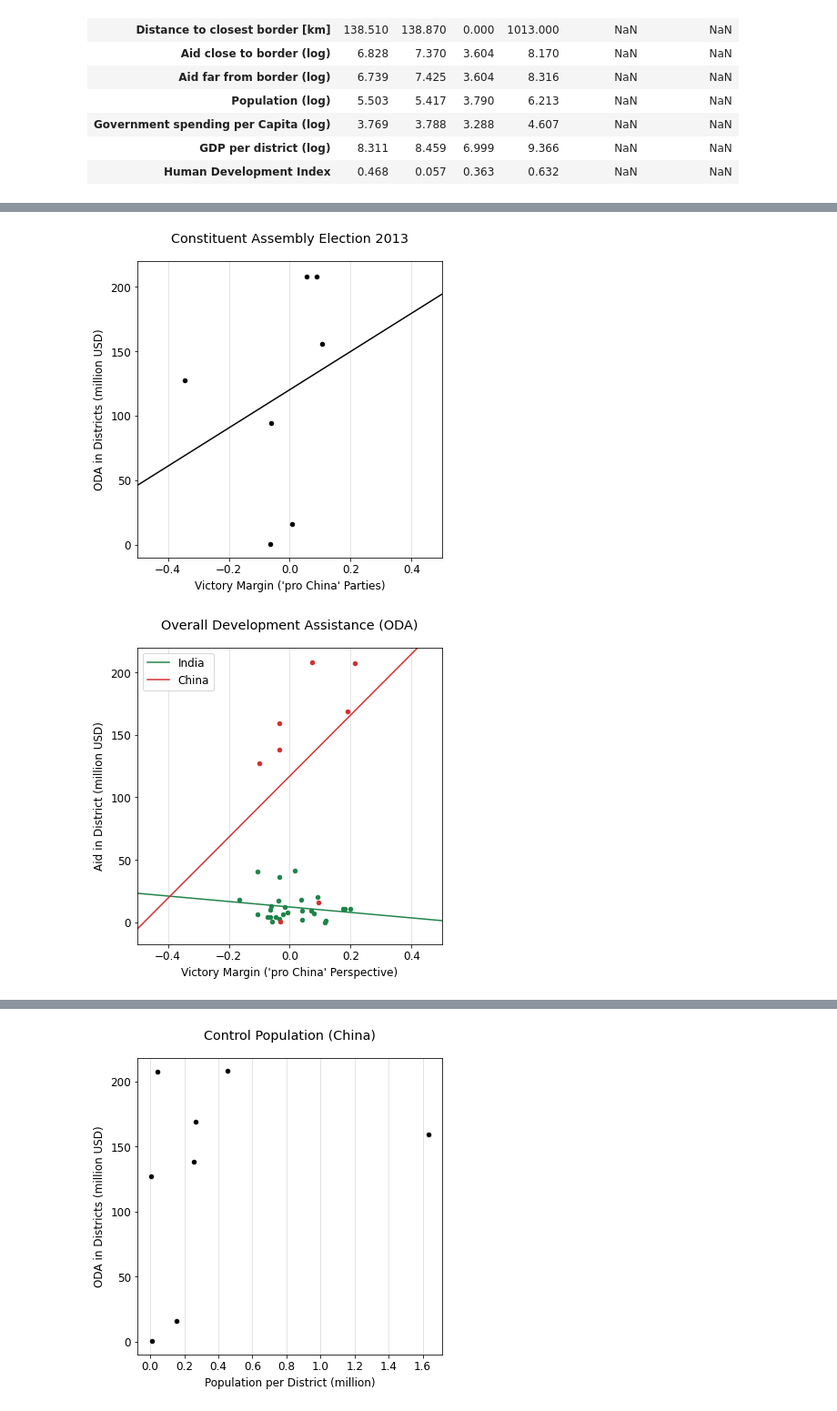
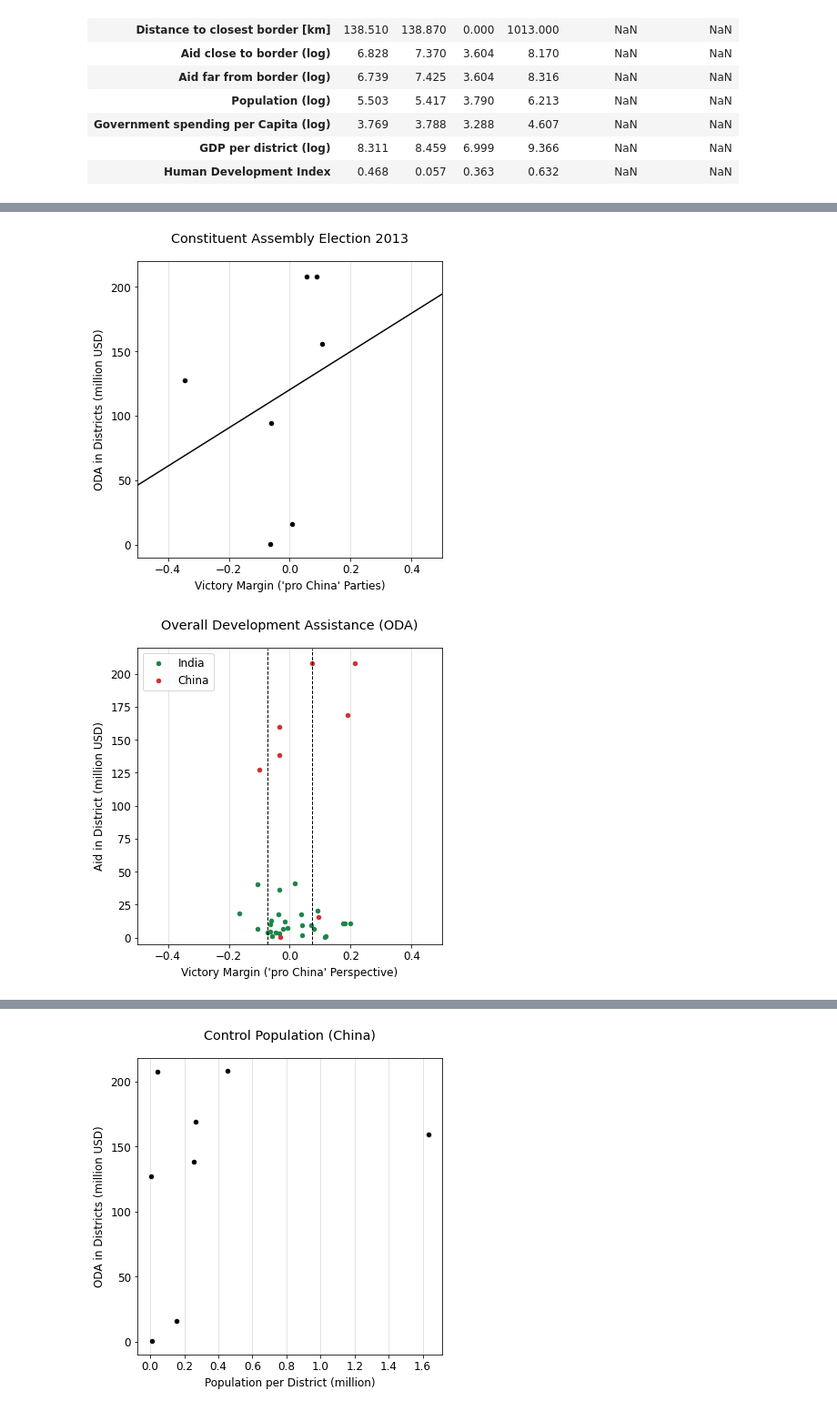
Before and after one commit to bidu19/nepal_aid_projects, a Jupyter notebook: aid_projects.ipynb, the cells around one changed output, grey strips where cells are left out. Shown at 91% size. Cells and saved outputs as stored; diff of their text form; code cells hidden in the pictures.

Commit message:
add grid-lines

```diff
--- a/aid_projects.ipynb
+++ b/aid_projects.ipynb
@@ -263,15 +263,20 @@ def scatter_plot(x, y, file_name='test', title="Title", x_label="x-axis", y_labe
 
     fig.savefig(f"images/{file_name}.jpg", dpi=200, format='jpg')
 # %%
-def scatter_plot_multi(x, y, file_name='test', title="Title", x_label="x-axis", y_label="y-axis", x_start=None, x_end=None, y_start=None, y_end=None, labels_loc=0, colors=None, labels=None, markers=None, regression=False):
+def scatter_plot_multi(x, y, file_name='test', title="Title", x_label="x-axis", y_label="y-axis", x_start=None, x_end=None, y_start=None, y_end=None, labels_loc=0, colors=None, labels=None, markers=None, regression=False, grid_lines=[]):
     fig, ax = plt.subplots()
     fig.set_size_inches(6, 6)
 
     ax.set_axisbelow(True)
+    ax.grid(axis='x', color='#ddd')
 
-    ax.grid(axis='x', color='#ddd')
+    for idx, _ in enumerate(grid_lines):
+        y_grid = np.arange(y_start, y_end, 1)
+        x_grid = np.ones(y_grid.size) * grid_lines[idx]
+        ax.plot(x_grid, y_grid, '--', c='black', linewidth=1)
+
     for idx, _ in enumerate(x):
-        ax.scatter(x[idx], y[idx], s=20, c=colors[idx], marker=markers[idx])
+        ax.scatter(x[idx], y[idx], s=20, c=colors[idx], marker=markers[idx], label=labels[idx])
         if regression:
             res = sp.stats.linregress(x[idx], y[idx])
             x_vals = np.linspace(x_start or np.min(x[idx]), x_end or np.max(x[idx]), num=500)
@@ -284,7 +289,7 @@ def scatter_plot_multi(x, y, file_name='test', title="Title", x_label="x-axis",
     ax.set_xlabel(x_label, labelpad=5)
     ax.set_ylabel(y_label, labelpad=5)
 
-    ax.legend(labels, loc=labels_loc)
+    ax.legend(loc=labels_loc)
 
     fig.savefig(f"images/{file_name}.jpg", dpi=200, format='jpg')
 # %%
@@ -378,9 +383,10 @@ scatter_plot_multi(
     markers=['o', 'o'],
     x_start=-0.5,
     x_end=0.5,
+    y_start=-5,
     y_end=220,
     labels_loc=2,
-    regression=True,
+    grid_lines=[-0.074, 0.074],
 )
 
 # Combined with ethnicity
@@ -421,34 +427,34 @@ scatter_plot_multi(
     x_label='Victory Margin',
     y_label="Aid in District (million USD)",
     labels=['Non-Coethnic', 'Coethnic'],
     colors=['black', 'black'],
     markers=['o','x'],
     x_start=-0.5,
     x_end=0.5,
     y_end=220,
 )
 
 # India ethnicity
 scatter_plot_multi(
     [x_india_nm, x_india_tharu_yadav],
     [y_india_nm, y_india_tharu_yadav],
     file_name='victory_margin_india_ethnicity',
     title="Overall Development Assistance (ODA)",
     x_label='Victory Margin',
     y_label="Aid in District (million USD)",
     labels=['Non-Coethnic', 'Coethnic'],
     colors=['black', 'black'],
     markers=['o','x'],
     x_start=-0.5,
     x_end=0.5,
     y_end=220,
 )
 # %% [output]
 [figure]
 [figure]
 [figure]
 [figure]
-[figure, old version]
+[figure, new version]
 [figure]
 [figure]
 [figure]
```
Also changed, not shown: parts of 2 cells of this notebook.
